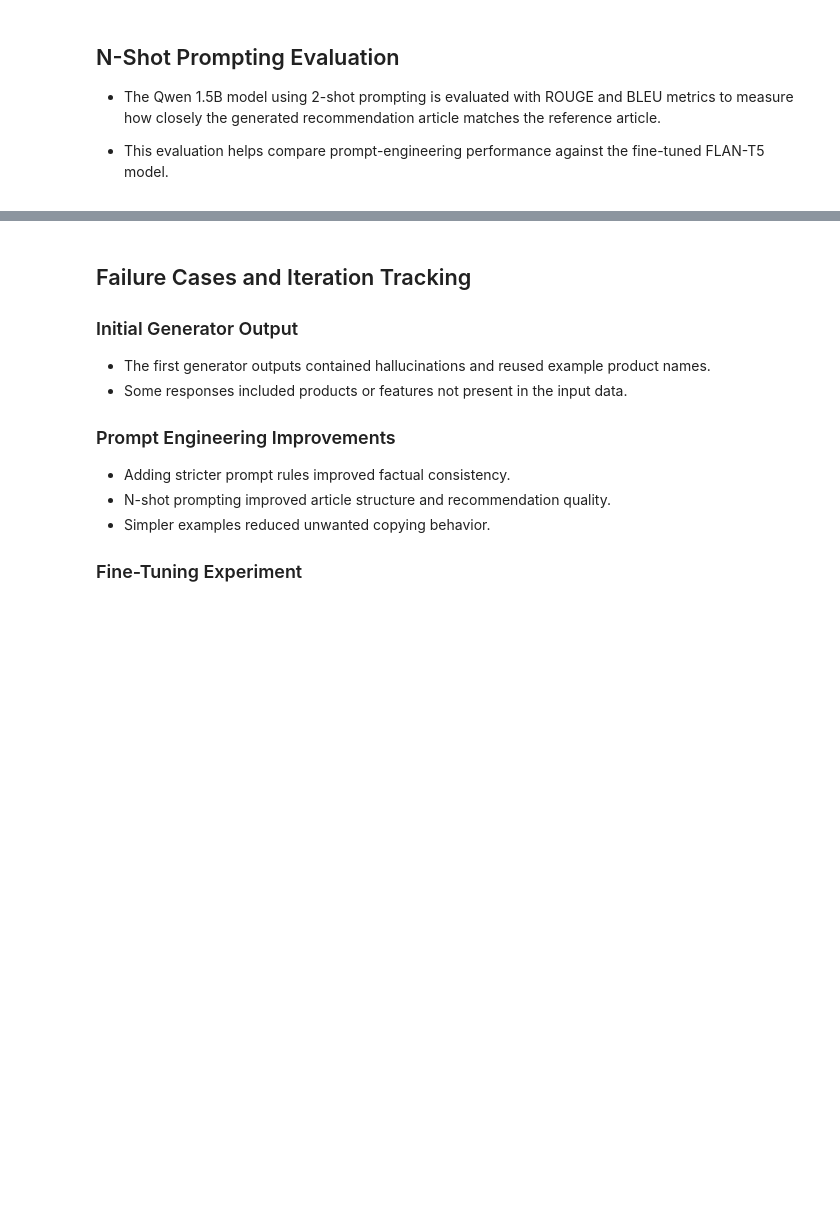
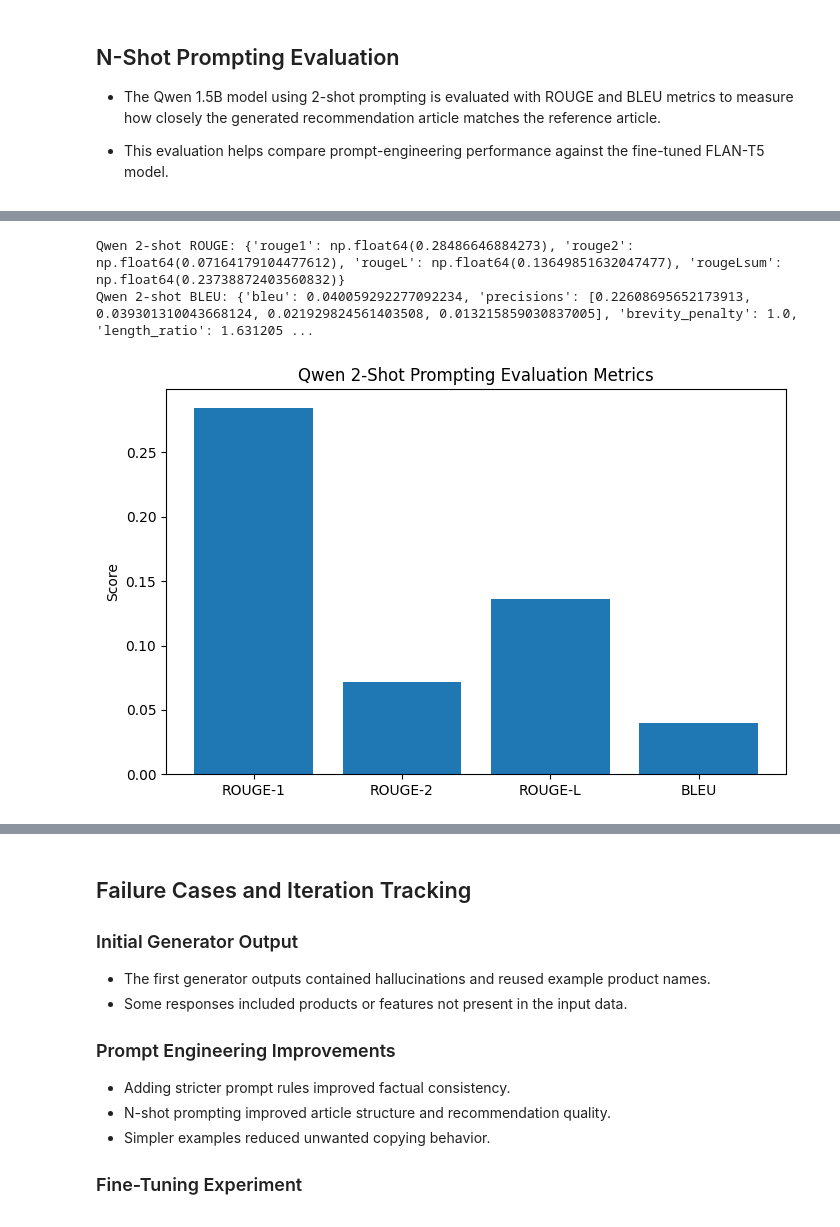
Before and after one commit to DimiGretsistas/Automated-Customers-Reviews-Project, a Jupyter notebook: notebooks/04_summarization.ipynb, the cells around one changed output, grey strips where cells are left out. Cells and saved outputs as stored; diff of their text form; code cells hidden in the pictures; blank space fills up the shorter version.

```diff
--- a/notebooks/04_summarization.ipynb
+++ b/notebooks/04_summarization.ipynb
@@ -456,7 +458,7 @@ If you're looking for a budget-friendly option, consider investing in an Apple i
 - Using two examples to improve output structure, consistency, and factual generation quality.
 # %%
 #using one cluster as test example
-cluster_id = 4
+cluster_id = 0
 
 #selecting cluster reviews
 cluster_df = sample_df[sample_df["cluster"] == cluster_id]
@@ -960,0 +915,50 @@ Qwen 2-shot BLEU: {'bleu': 0.0, 'precisions': [0.125, 0.0, 0.0, 0.0], 'brevity_p
+# %%
+# evaluate Qwen 2-shot output manually stored as prediction
+qwen_prediction = """The All-New Fire HD 8 Tablet boasts an 8-inch HD display and comes in both marine blue and black colors, offering excellent performance for multimedia consumption. It includes special offers and has a 16GB storage capacity, making it suitable for children as well. The tablet's 4-channel capability allows simultaneous play with multiple boats, ensuring fun for kids without any limitations. However, some customers have complained about the advertisement promising four channels when only one was available, leading to disappointment.
+
+The All-New Fire HD 8 Tablet with Alexa adds Alexa to its list of features, enhancing its utility for smart home integration. Despite having fewer reviews compared to the standalone version (with 3), it still scores highly on average rating at 5.0. This makes it a compelling choice for those looking for a versatile media center with advanced voice assistant capabilities.
+
+On the other hand, the Fire Tablet with Alexa, while boasting a 7-inch display and additional Alexa support, disappoints due to its limited availability of 16GB storage and a single channel feature. Customers who purchased this model noted that it did not meet their expectations, especially regarding multi-channel functionality. With just three reviews, it falls short in terms of customer satisfaction"""
+
+# use the same reference article
+reference_text = fine_tune_df["target_text"].iloc[0]
+
+qwen_rouge_results = rouge.compute(
+    predictions=[qwen_prediction],
+    references=[reference_text]
+)
+
+qwen_bleu_results = bleu.compute(
+    predictions=[qwen_prediction],
+    references=[[reference_text]]
+)
+
+print("Qwen 2-shot ROUGE:", qwen_rouge_results)
+print("Qwen 2-shot BLEU:", qwen_bleu_results)
+
+import matplotlib.pyplot as plt
+
+# metric values
+metric_names = ["ROUGE-1", "ROUGE-2", "ROUGE-L", "BLEU"]
+
+metric_values = [
+    qwen_rouge_results["rouge1"],
+    qwen_rouge_results["rouge2"],
+    qwen_rouge_results["rougeL"],
+    qwen_bleu_results["bleu"]
+]
+
+# create chart
+plt.figure(figsize=(8, 5))
+
+plt.bar(metric_names, metric_values)
+
+plt.title("Qwen 2-Shot Prompting Evaluation Metrics")
+
+plt.ylabel("Score")
+
+plt.show()
+# %% [output]
+Qwen 2-shot ROUGE: {'rouge1': np.float64(0.28486646884273), 'rouge2': np.float64(0.07164179104477612), 'rougeL': np.float64(0.13649851632047477), 'rougeLsum': np.float64(0.23738872403560832)}
+Qwen 2-shot BLEU: {'bleu': 0.040059292277092234, 'precisions': [0.22608695652173913, 0.039301310043668124, 0.021929824561403508, 0.013215859030837005], 'brevity_penalty': 1.0, 'length_ratio': 1.631205 ...
+[figure, added]
```
Also changed, not shown: parts of 16 cells of this notebook.
